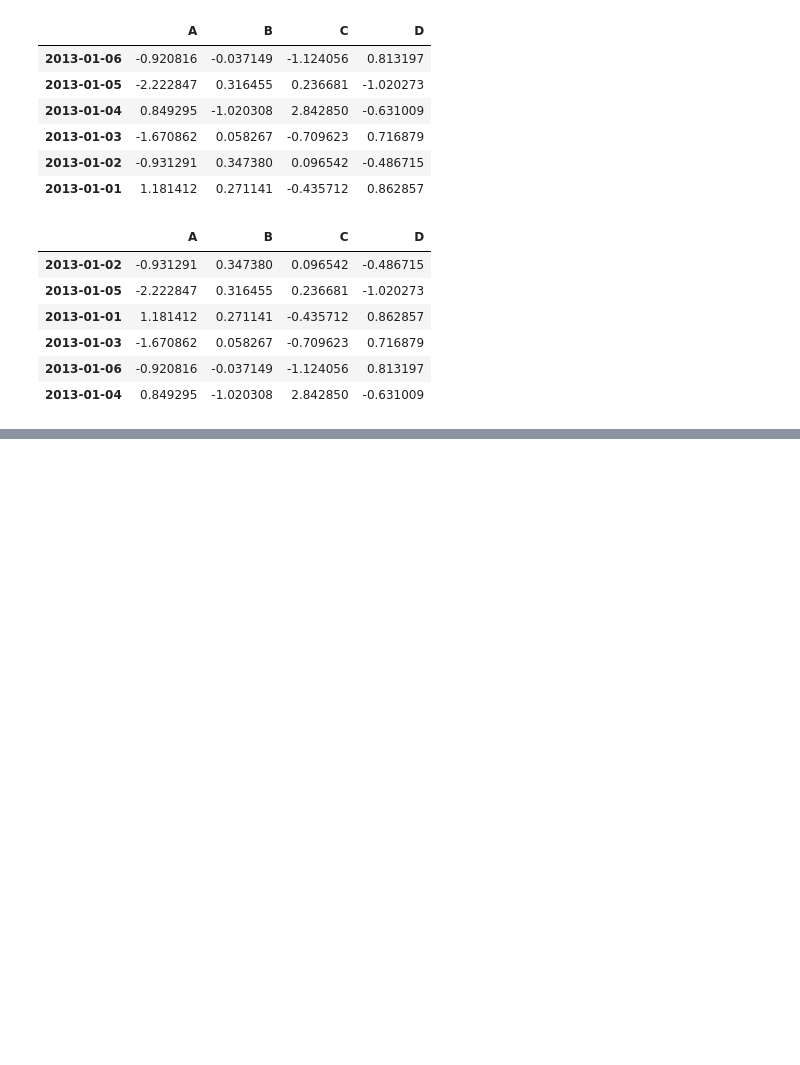
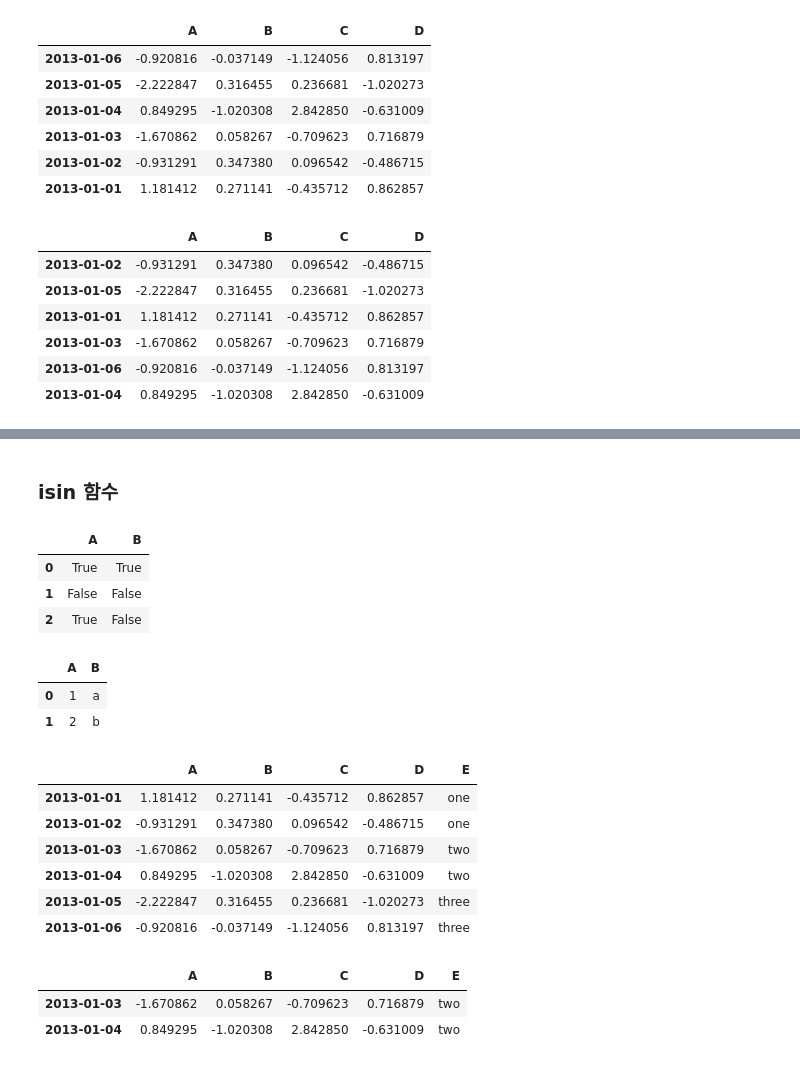
Before and after one commit to online5880/Pandas-BigQuery-MetaCode, a Jupyter notebook: Chapter01_pandas.ipynb, the cells around one changed output, grey strips where cells are left out. Cells and saved outputs as stored; diff of their text form; code cells hidden in the pictures; blank space fills up the shorter version.

```diff
--- a/Chapter01_pandas.ipynb
+++ b/Chapter01_pandas.ipynb
@@ -143,0 +257,37 @@ df.sort_values(by='B',ascending=False)
+# %% [markdown]
+### isin 함수
+# %%
+df_isin = pd.DataFrame({'A':[1,2,3],'B':['a','b','c']})
+df_isin.isin([1,3,12,'a'])
+# %% [output]
+|  | A | B |
+| 0 | True | True |
+| 1 | False | False |
+| 2 | True | False |
+# %%
+df_isin[df_isin['A'].isin([1,2])]
+# %% [output]
+|  | A | B |
+| 0 | 1 | a |
+| 1 | 2 | b |
+# %%
+# 테이블 복사
+df2 = df.copy()
+# %%
+# 새로운 컬럼 E 를 추가
+df2['E'] = ['one','one','two','two','three','three']
+df2
+# %% [output]
+|  | A | B | C | D | E |
+| 2013-01-01 | 1.181412 | 0.271141 | -0.435712 | 0.862857 | one |
+| 2013-01-02 | -0.931291 | 0.347380 | 0.096542 | -0.486715 | one |
+| 2013-01-03 | -1.670862 | 0.058267 | -0.709623 | 0.716879 | two |
+| 2013-01-04 | 0.849295 | -1.020308 | 2.842850 | -0.631009 | two |
+| 2013-01-05 | -2.222847 | 0.316455 | 0.236681 | -1.020273 | three |
+| 2013-01-06 | -0.920816 | -0.037149 | -1.124056 | 0.813197 | three |
+# %%
+df2[df2['E'].isin(['two','four'])]
+# %% [output]
+|  | A | B | C | D | E |
+| 2013-01-03 | -1.670862 | 0.058267 | -0.709623 | 0.716879 | two |
+| 2013-01-04 | 0.849295 | -1.020308 | 2.842850 | -0.631009 | two |
```
Also changed, not shown: parts of 28 cells of this notebook.
